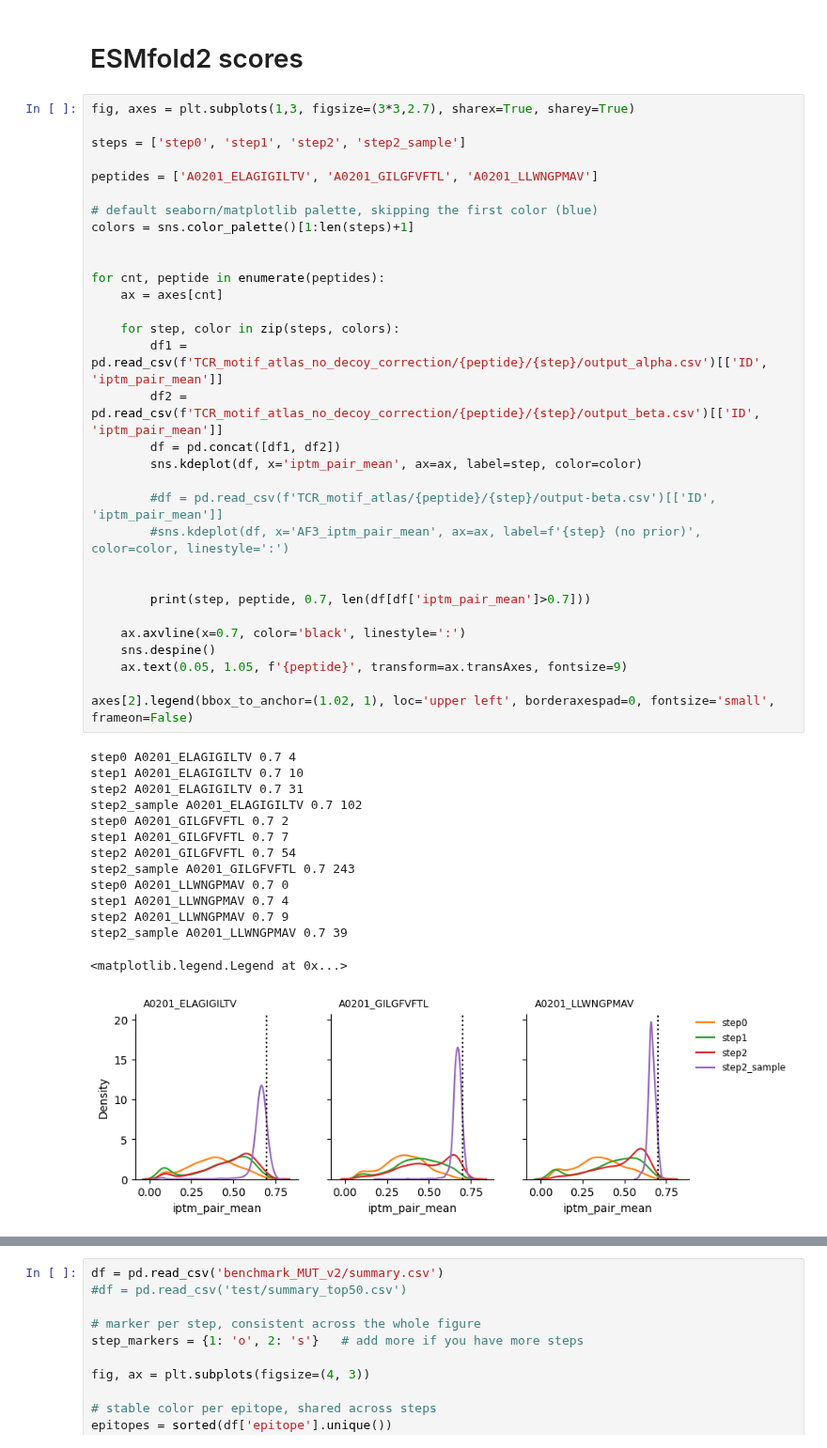
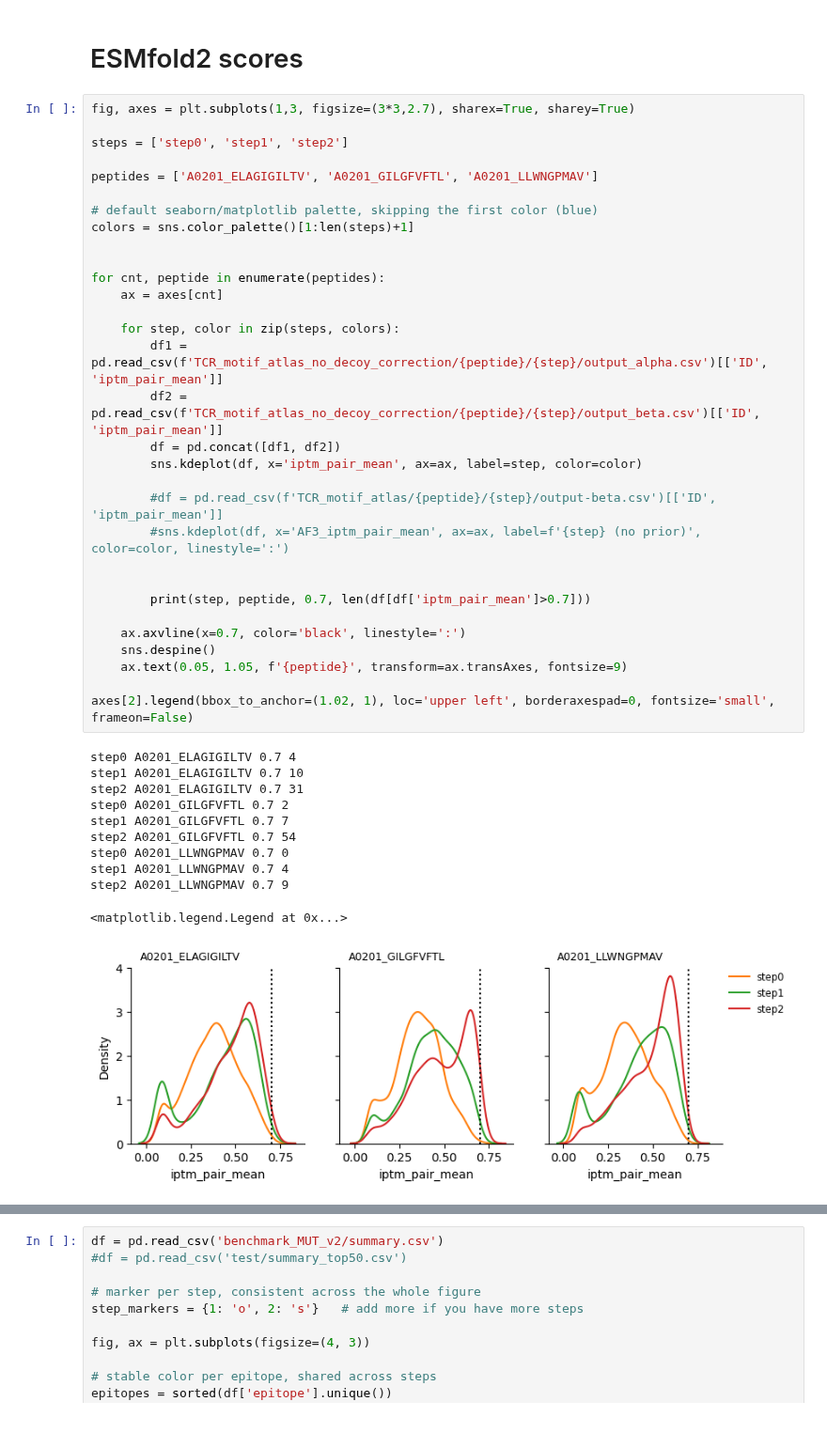
Before and after one commit to Rita-Ann-Roessner/Postdoc-UNIL, a Jupyter notebook: 260626_ESMfold2_motif_builder/Monitor.ipynb, the cells around one changed output, grey strips where cells are left out. Shown at 94% size. Drawn from its saved outputs; the diff is of its cells as text.

```diff
--- a/260626_ESMfold2_motif_builder/Monitor.ipynb
+++ b/260626_ESMfold2_motif_builder/Monitor.ipynb
@@ -47,7 +64,7 @@ A0201_LLWNGPMAV
 # %%
 fig, axes = plt.subplots(1,3, figsize=(3*3,2.7), sharex=True, sharey=True)
 
-steps = ['step0', 'step1', 'step2', 'step2_sample']
+steps = ['step0', 'step1', 'step2']
 
 peptides = ['A0201_ELAGIGILTV', 'A0201_GILGFVFTL', 'A0201_LLWNGPMAV']
 
@@ -59,34 +76,31 @@ for cnt, peptide in enumerate(peptides):
     ax = axes[cnt]
 
     for step, color in zip(steps, colors):
         df1 = pd.read_csv(f'TCR_motif_atlas_no_decoy_correction/{peptide}/{step}/output_alpha.csv')[['ID', 'iptm_pair_mean']]
         df2 = pd.read_csv(f'TCR_motif_atlas_no_decoy_correction/{peptide}/{step}/output_beta.csv')[['ID', 'iptm_pair_mean']]
         df = pd.concat([df1, df2])
         sns.kdeplot(df, x='iptm_pair_mean', ax=ax, label=step, color=color)
 
         #df = pd.read_csv(f'TCR_motif_atlas/{peptide}/{step}/output-beta.csv')[['ID', 'iptm_pair_mean']]
         #sns.kdeplot(df, x='AF3_iptm_pair_mean', ax=ax, label=f'{step} (no prior)', color=color, linestyle=':')
 
 
         print(step, peptide, 0.7, len(df[df['iptm_pair_mean']>0.7]))
 
     ax.axvline(x=0.7, color='black', linestyle=':')
     sns.despine()
     ax.text(0.05, 1.05, f'{peptide}', transform=ax.transAxes, fontsize=9)
 
 axes[2].legend(bbox_to_anchor=(1.02, 1), loc='upper left', borderaxespad=0, fontsize='small', frameon=False)
 # %% [output]
 step0 A0201_ELAGIGILTV 0.7 4
 step1 A0201_ELAGIGILTV 0.7 10
 step2 A0201_ELAGIGILTV 0.7 31
-step2_sample A0201_ELAGIGILTV 0.7 102
 step0 A0201_GILGFVFTL 0.7 2
 step1 A0201_GILGFVFTL 0.7 7
 step2 A0201_GILGFVFTL 0.7 54
-step2_sample A0201_GILGFVFTL 0.7 243
 step0 A0201_LLWNGPMAV 0.7 0
 step1 A0201_LLWNGPMAV 0.7 4
 step2 A0201_LLWNGPMAV 0.7 9
-step2_sample A0201_LLWNGPMAV 0.7 39
 <matplotlib.legend.Legend at 0x...>
-[figure, old version]
+[figure, new version]
```
Also changed, not shown: parts of 8 cells of this notebook, 6 other files.
